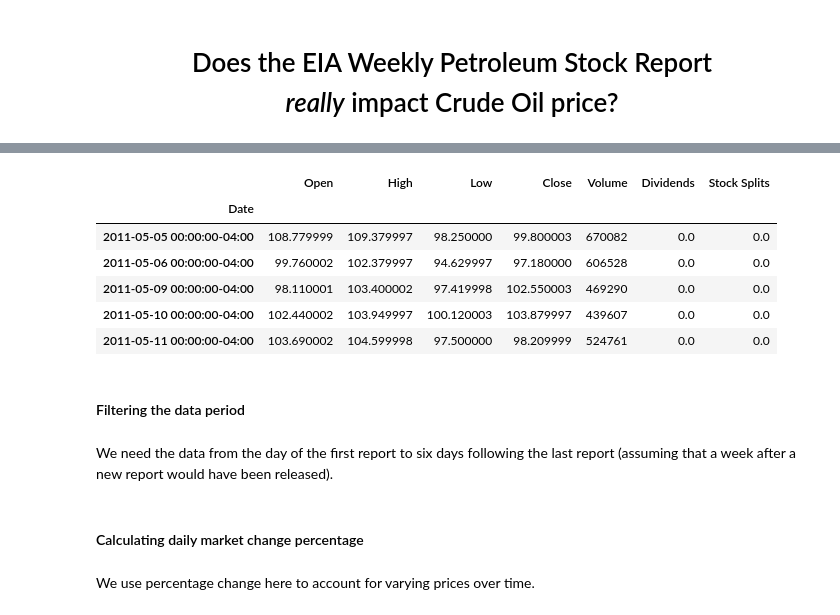
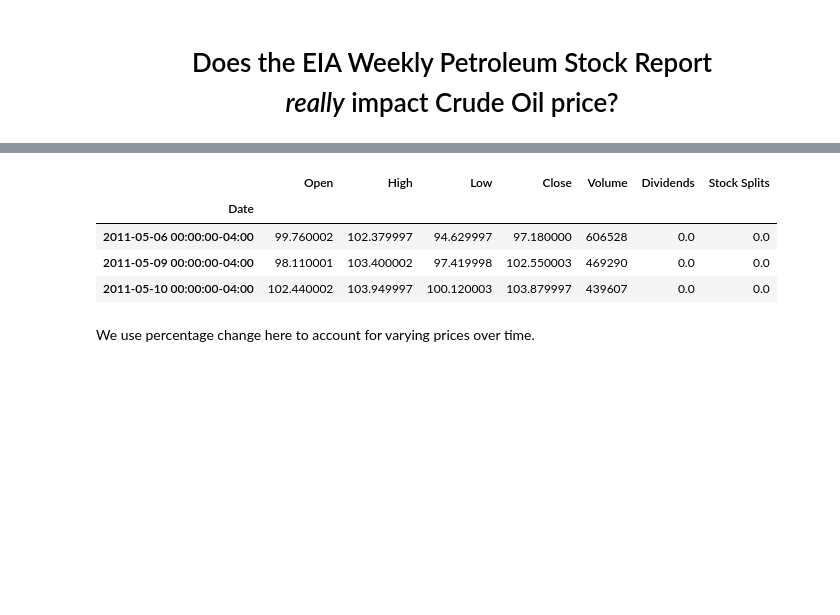
Before and after one commit to kinghfs/wpsr-statistical-analysis, a Jupyter notebook: wpsr-statistical-analysis.ipynb, the cells around one changed output, grey strips where cells are left out. Saved outputs shown, nothing was run; the diff lists cells and outputs as text; code cells hidden in the pictures; blank space fills up the shorter version.

```diff
--- a/wpsr-statistical-analysis.ipynb
+++ b/wpsr-statistical-analysis.ipynb
@@ -75,16 +61,10 @@ import yfinance as yf
 wti = yf.Ticker("CL=F")
 hist = wti.history(period=f"{years_ago}y")
 # %%
-hist.head(5)
+hist.head(3)
 # %% [output]
 |  | Open | High | Low | Close | Volume | Dividends | Stock Splits |
 | Date |  |  |  |  |  |  |  |
-| 2011-05-05 00:00:00-04:00 | 108.779999 | 109.379997 | 98.250000 | 99.800003 | 670082 | 0.0 | 0.0 |
 | 2011-05-06 00:00:00-04:00 | 99.760002 | 102.379997 | 94.629997 | 97.180000 | 606528 | 0.0 | 0.0 |
 | 2011-05-09 00:00:00-04:00 | 98.110001 | 103.400002 | 97.419998 | 102.550003 | 469290 | 0.0 | 0.0 |
 | 2011-05-10 00:00:00-04:00 | 102.440002 | 103.949997 | 100.120003 | 103.879997 | 439607 | 0.0 | 0.0 |
-| 2011-05-11 00:00:00-04:00 | 103.690002 | 104.599998 | 97.500000 | 98.209999 | 524761 | 0.0 | 0.0 |
-# %% [markdown]
-<h4>Filtering the data period</h4>
-# %% [markdown]
-We need the data from the day of the first report to six days following the last report (assuming that a week after a new report would have been released).
@@ -93,4 +71,2 @@ prices = hist.loc[first_inventory_date:last_inventory_date + dt.timedelta(days=6
-# %% [markdown]
-<h4>Calculating daily market change percentage</h4>
 # %% [markdown]
 We use percentage change here to account for varying prices over time.
```
Also changed, not shown: parts of 192 cells of this notebook.
